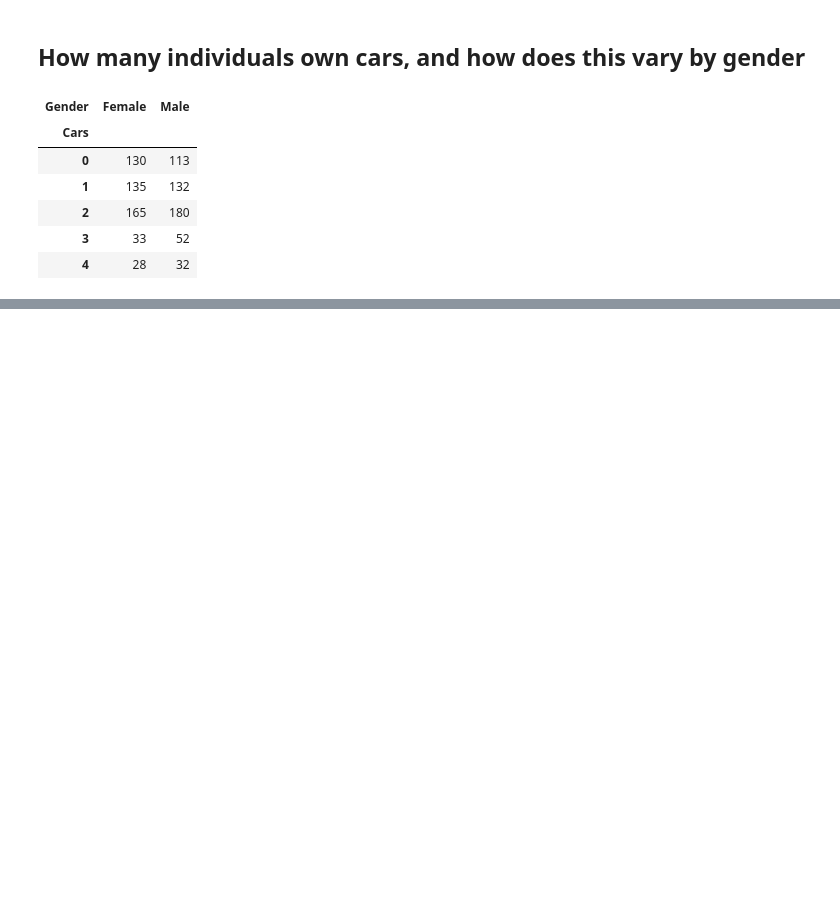
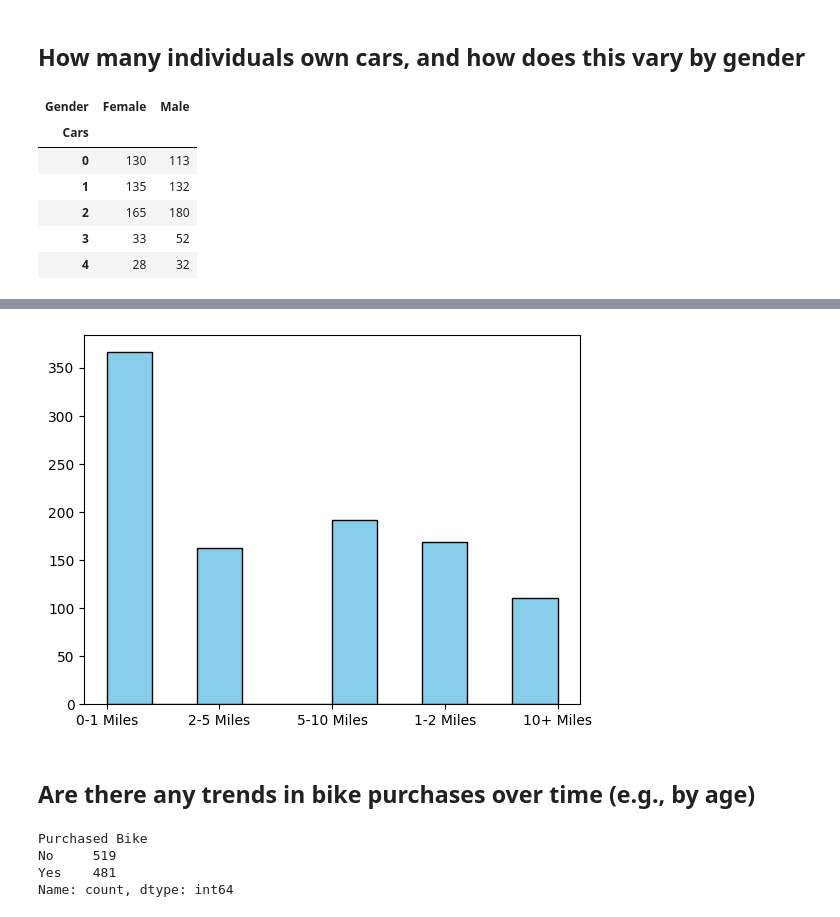
Before and after one commit to abhisunny2610/Data-Science, a Jupyter notebook: Visualization/Bike Buyers Anlys.ipynb, the cells around one changed output, grey strips where cells are left out. Drawn from its saved outputs; the diff is of its cells as text; code cells hidden in the pictures; blank space fills up the shorter version.

```diff
--- a/Visualization/Bike Buyers Anlys.ipynb
+++ b/Visualization/Bike Buyers Anlys.ipynb
@@ -272,0 +275,3 @@ plt.show()
+# %%
+commute_distance = df["Commute Distance"]
+commute_distance
@@ -272,0 +291,7 @@ plt.show()
+# %%
+plt.hist(commute_distance, color='skyblue', edgecolor='black', bins=10)
+plt.show()
+# %% [output]
+[figure, added]
+# %% [markdown]
+## Are there any trends in bike purchases over time (e.g., by age)
@@ -272,0 +301,7 @@ plt.show()
+# %%
+bike_purchased_by_age
+# %% [output]
+Purchased Bike
+No     519
+Yes    481
+Name: count, dtype: int64
```
Also changed, not shown: parts of 7 cells of this notebook.
